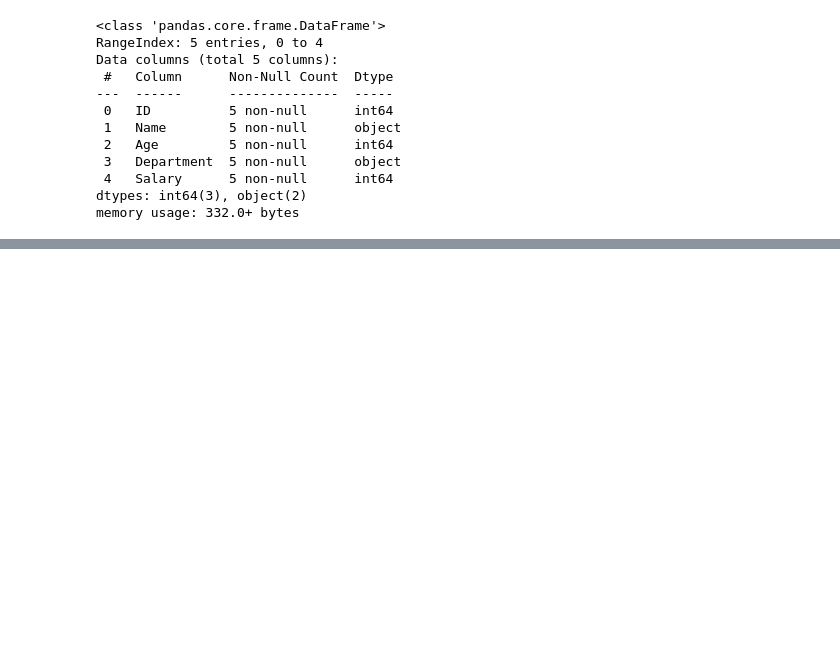
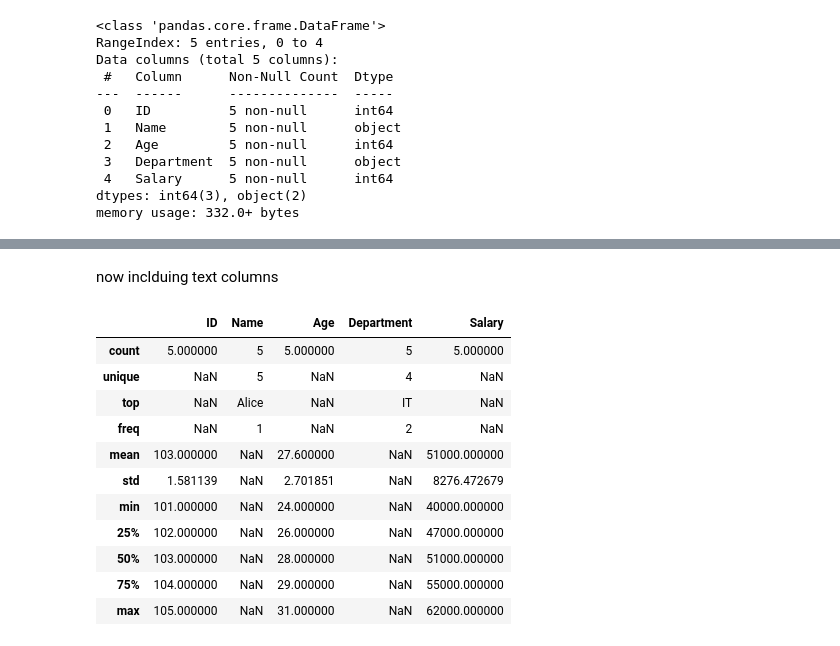
Before and after one commit to shreshthasharma110/PANDAS_LEARNING, a Jupyter notebook: 03_data_loading.ipynb, the cells around one changed output, grey strips where cells are left out. Cells and saved outputs as stored; diff of their text form; code cells hidden in the pictures; blank space fills up the shorter version.

```diff
--- a/03_data_loading.ipynb
+++ b/03_data_loading.ipynb
@@ -101,0 +116,17 @@ memory usage: 332.0+ bytes
+# %% [markdown]
+now inclduing text columns
+# %%
+data.describe(include = 'all')
+# %% [output]
+|  | ID | Name | Age | Department | Salary |
+| count | 5.000000 | 5 | 5.000000 | 5 | 5.000000 |
+| unique | NaN | 5 | NaN | 4 | NaN |
+| top | NaN | Alice | NaN | IT | NaN |
+| freq | NaN | 1 | NaN | 2 | NaN |
+| mean | 103.000000 | NaN | 27.600000 | NaN | 51000.000000 |
+| std | 1.581139 | NaN | 2.701851 | NaN | 8276.472679 |
+| min | 101.000000 | NaN | 24.000000 | NaN | 40000.000000 |
+| 25% | 102.000000 | NaN | 26.000000 | NaN | 47000.000000 |
+| 50% | 103.000000 | NaN | 28.000000 | NaN | 51000.000000 |
+| 75% | 104.000000 | NaN | 29.000000 | NaN | 55000.000000 |
+| max | 105.000000 | NaN | 31.000000 | NaN | 62000.000000 |
```
Also changed, not shown: parts of 2 cells of this notebook.
